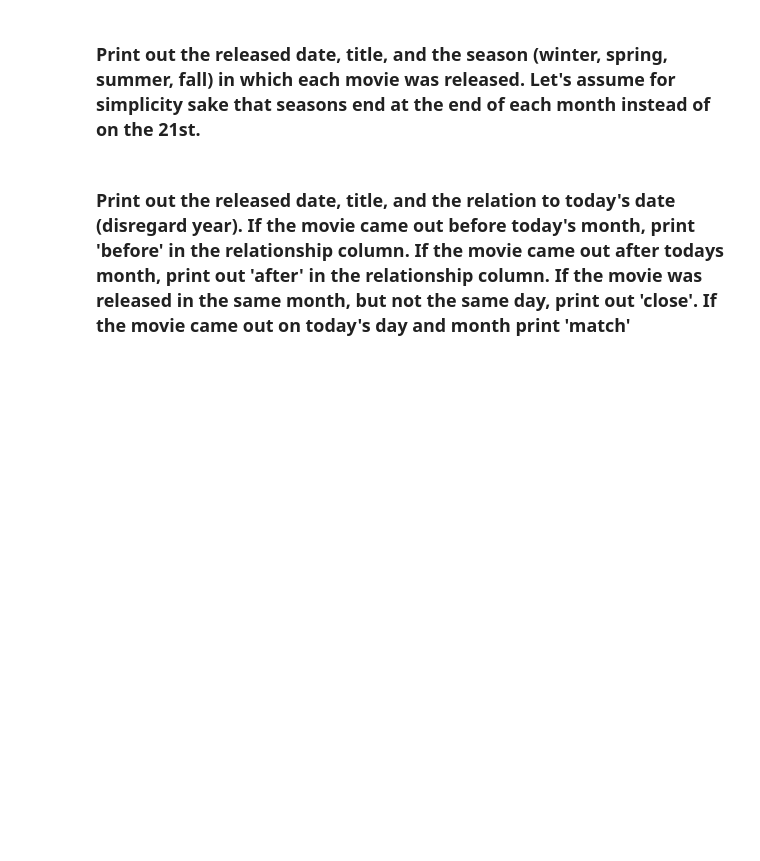
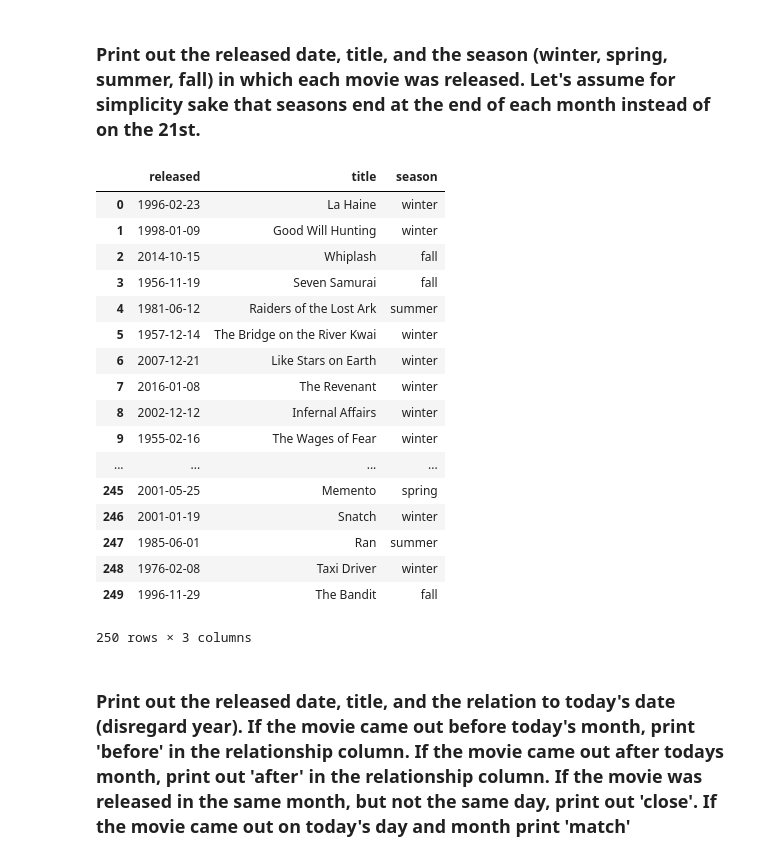
Before and after one commit to shetty83/dsi-sea-week07-1.4, a Jupyter notebook: Advanced SQL Starter.ipynb, the cells around one changed output. Cells and saved outputs as stored; diff of their text form; code cells hidden in the pictures; blank space fills up the shorter version.

```diff
--- a/Advanced SQL Starter.ipynb
+++ b/Advanced SQL Starter.ipynb
@@ -38,5 +177,35 @@ pd.read_sql("SELECT * FROM information_schema.tables;", engine)[:3]
 ## Difficuty => 7
 # %% [markdown]
 ### Print out the released date, title, and the season (winter, spring, summer, fall) in which each movie was released. Let's assume for simplicity sake that seasons end at the end of each month instead of on the 21st.
+# %%
+pd.read_sql('SELECT released, title, '
+                '( CASE '
+                '  WHEN substring(released,6,2) in (\'12\', \'01\',\'02\') THEN \'winter\' '
+                '  WHEN substring(released,6,2) in (\'03\', \'04\',\'05\') THEN \'spring\' '
+                '  WHEN substring(released,6,2) in (\'06\', \'07\',\'08\') THEN \'summer\' '
+                '  WHEN substring(released,6,2) in (\'09\', \'10\',\'11\') THEN \'fall\' '
+                '  ELSE NULL'
+                '  END) AS season '
+            'FROM website_imdb '
+    '', engine)
+# %% [output]
+|  | released | title | season |
+| 0 | 1996-02-23 | La Haine | winter |
+| 1 | 1998-01-09 | Good Will Hunting | winter |
+| 2 | 2014-10-15 | Whiplash | fall |
+| 3 | 1956-11-19 | Seven Samurai | fall |
+| 4 | 1981-06-12 | Raiders of the Lost Ark | summer |
+| 5 | 1957-12-14 | The Bridge on the River Kwai | winter |
+| 6 | 2007-12-21 | Like Stars on Earth | winter |
+| 7 | 2016-01-08 | The Revenant | winter |
+| 8 | 2002-12-12 | Infernal Affairs | winter |
+| 9 | 1955-02-16 | The Wages of Fear | winter |
+| ... | ... | ... | ... |
+| 245 | 2001-05-25 | Memento | spring |
+| 246 | 2001-01-19 | Snatch | winter |
+| 247 | 1985-06-01 | Ran | summer |
+| 248 | 1976-02-08 | Taxi Driver | winter |
+| 249 | 1996-11-29 | The Bandit | fall |
+250 rows × 3 columns
 # %% [markdown]
 ### Print out the released date, title, and the relation to today's date (disregard year). If the movie came out before today's month, print 'before' in the relationship column. If the movie came out after todays month, print out 'after' in the relationship column. If the movie was released in the same month, but not the same day, print out 'close'. If the movie came out on today's day and month print 'match'
```
Also changed, not shown: parts of 17 cells of this notebook.
